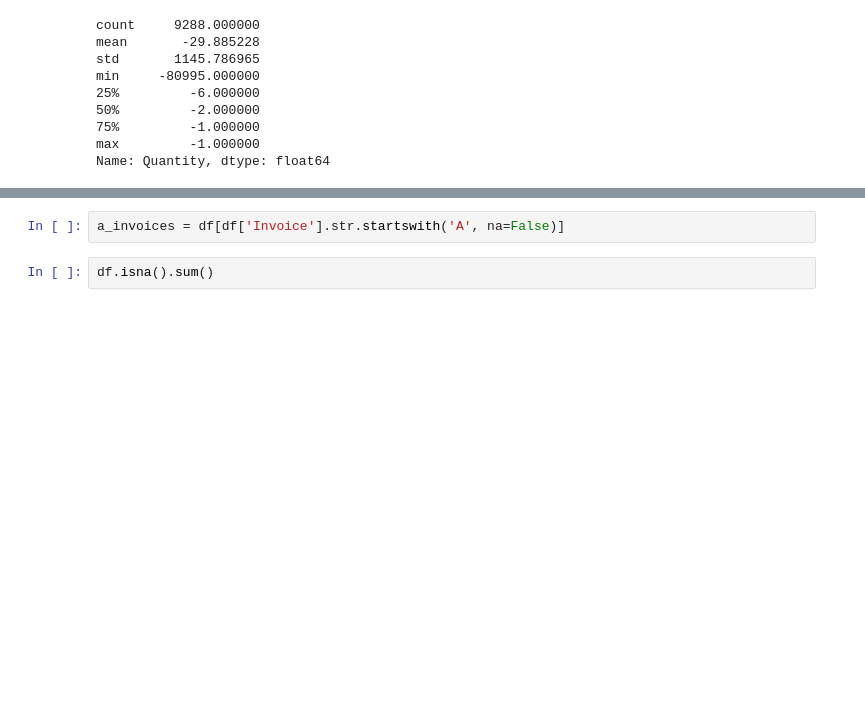
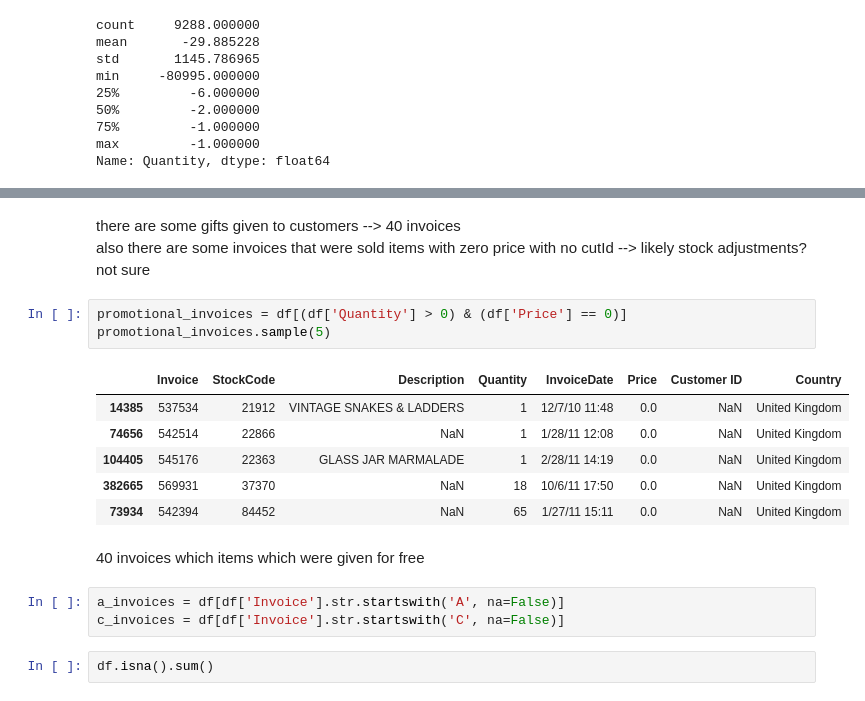
Before and after one commit to fionnadavoodian/online-retail-ii, a Jupyter notebook: notebooks/01_data_cleaning.ipynb, the cells around one changed output, grey strips where cells are left out. Drawn from its saved outputs; the diff is of its cells as text; blank space fills up the shorter version.

```diff
--- a/notebooks/01_data_cleaning.ipynb
+++ b/notebooks/01_data_cleaning.ipynb
@@ -104,5 +147,21 @@ True
+# %% [markdown]
+there are some gifts given to customers --> 40 invoices\
+also there are some invoices that were sold items with zero price with no cutId --> likely stock adjustments? not sure
+# %%
+promotional_invoices = df[(df['Quantity'] > 0) & (df['Price'] == 0)]
+promotional_invoices.sample(5)
+# %% [output]
+|  | Invoice | StockCode | Description | Quantity | InvoiceDate | Price | Customer ID | Country |
+| 14385 | 537534 | 21912 | VINTAGE SNAKES & LADDERS | 1 | 12/7/10 11:48 | 0.0 | NaN | United Kingdom |
+| 74656 | 542514 | 22866 | NaN | 1 | 1/28/11 12:08 | 0.0 | NaN | United Kingdom |
+| 104405 | 545176 | 22363 | GLASS JAR MARMALADE | 1 | 2/28/11 14:19 | 0.0 | NaN | United Kingdom |
+| 382665 | 569931 | 37370 | NaN | 18 | 10/6/11 17:50 | 0.0 | NaN | United Kingdom |
+| 73934 | 542394 | 84452 | NaN | 65 | 1/27/11 15:11 | 0.0 | NaN | United Kingdom |
+# %% [markdown]
+40 invoices which items which were given for free
 # %%
 a_invoices = df[df['Invoice'].str.startswith('A', na=False)]
+c_invoices = df[df['Invoice'].str.startswith('C', na=False)]
 # %%
 df.isna().sum()
 # %% [output]
```
Also changed, not shown: parts of 29 cells of this notebook, 6 other files.
